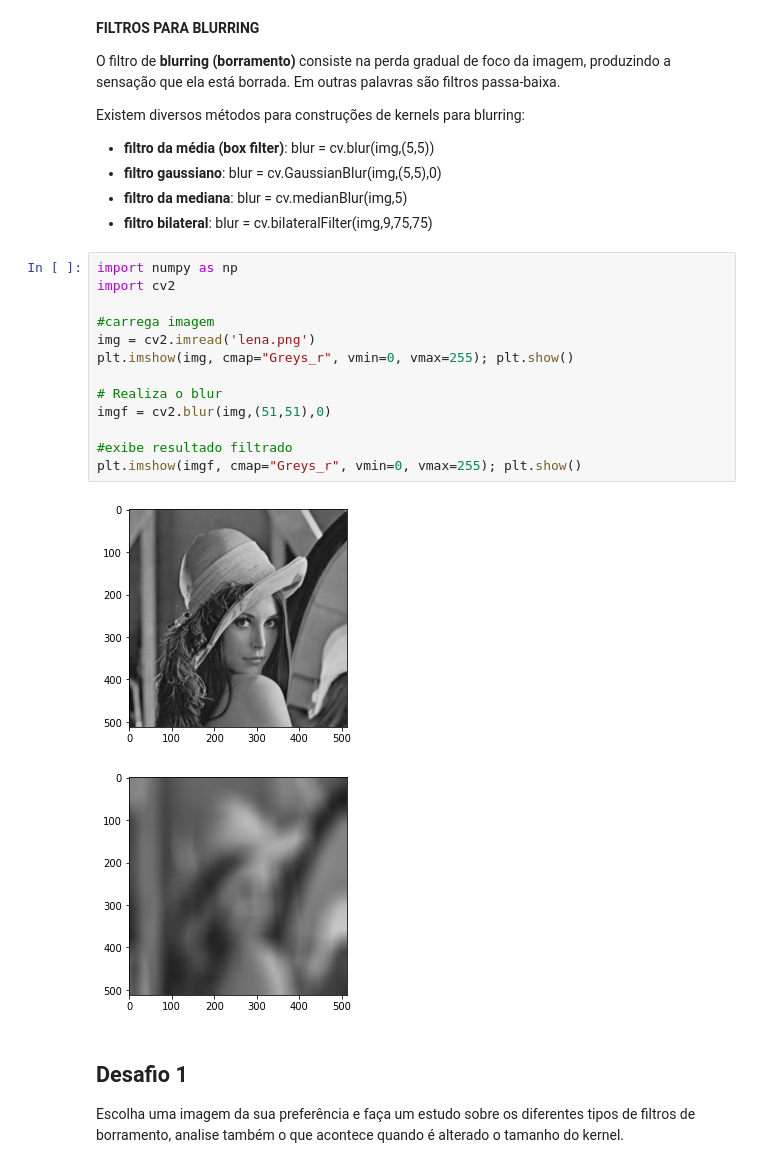
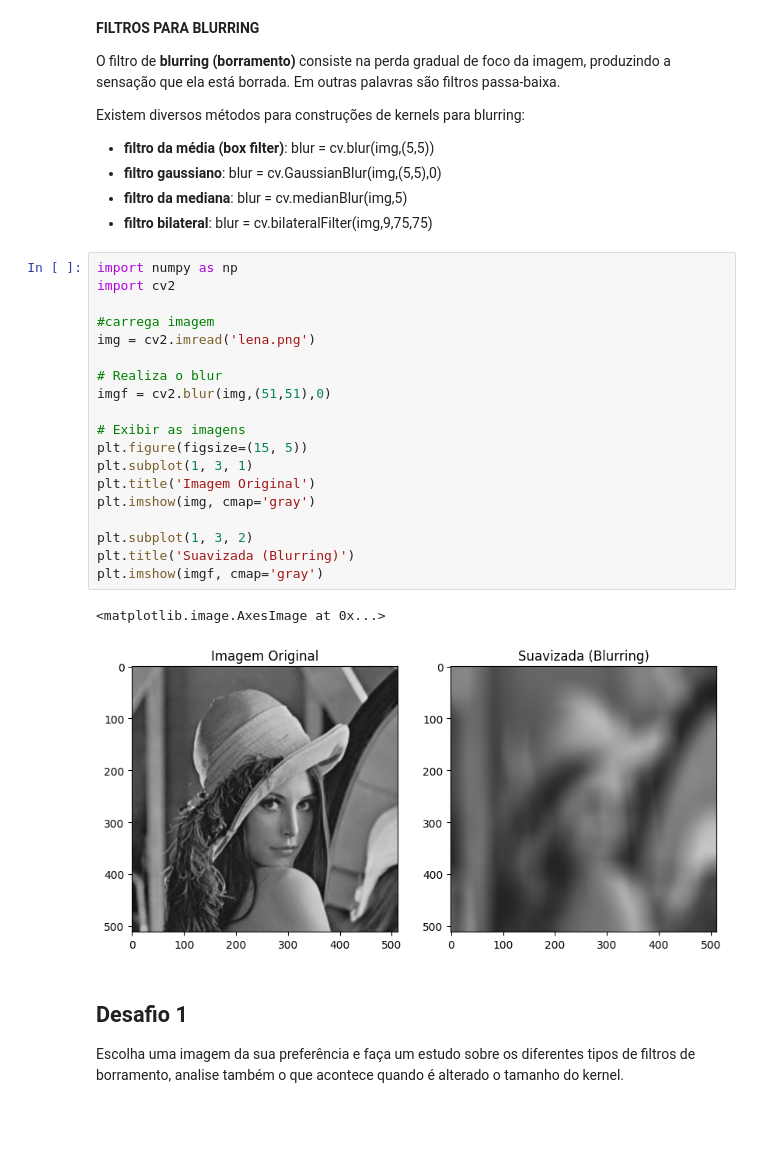
Before and after one commit to arnaldojr/cognitivecomputing, a Jupyter notebook: material/aulas/PDI/lab04/Filtros_de_Convolução.ipynb, the cells around one changed output. Cells and saved outputs as stored; diff of their text form; blank space fills up the shorter version.

```diff
--- a/material/aulas/PDI/lab04/Filtros_de_Convolução.ipynb
+++ b/material/aulas/PDI/lab04/Filtros_de_Convolução.ipynb
@@ -132,19 +133,25 @@ Existem diversos métodos para construções de kernels para blurring:
 # %%
 import numpy as np
 import cv2
 
 #carrega imagem
 img = cv2.imread('lena.png')
-plt.imshow(img, cmap="Greys_r", vmin=0, vmax=255); plt.show()
 
 # Realiza o blur
 imgf = cv2.blur(img,(51,51),0)
 
-#exibe resultado filtrado
-plt.imshow(imgf, cmap="Greys_r", vmin=0, vmax=255); plt.show()
+# Exibir as imagens
+plt.figure(figsize=(15, 5))
+plt.subplot(1, 3, 1)
+plt.title('Imagem Original')
+plt.imshow(img, cmap='gray')
+
+plt.subplot(1, 3, 2)
+plt.title('Suavizada (Blurring)')
+plt.imshow(imgf, cmap='gray')
 # %% [output]
+<matplotlib.image.AxesImage at 0x...>
-[figure, old version]
+[figure, new version]
-[figure, removed]
 # %% [markdown]
 ## Desafio 1
 
```
Also changed, not shown: parts of 14 cells of this notebook.
